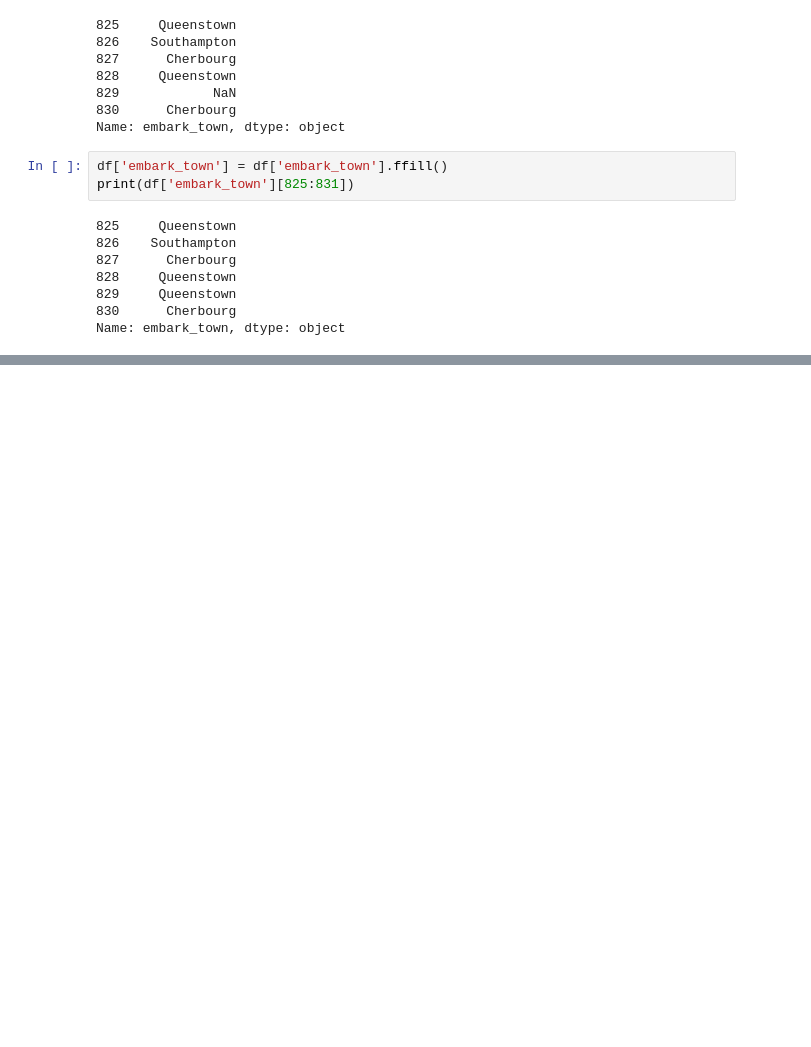
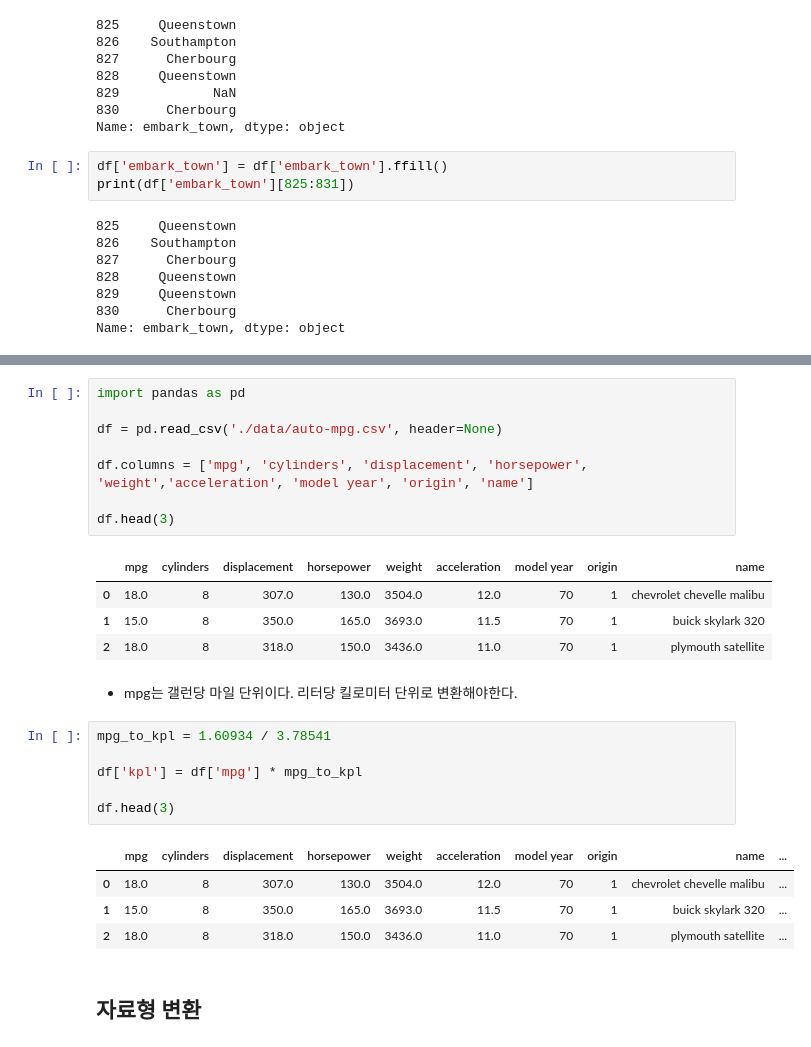
Before and after one commit to simsimeie/pandas-practice, a Jupyter notebook: part2/chap05.ipynb, the cells around one changed output, grey strips where cells are left out. Cells and saved outputs as stored; diff of their text form; blank space fills up the shorter version.

```diff
--- a/part2/chap05.ipynb
+++ b/part2/chap05.ipynb
@@ -314,0 +460,28 @@ Name: embark_town, dtype: object
+# %%
+import pandas as pd
+
+df = pd.read_csv('./data/auto-mpg.csv', header=None)
+
+df.columns = ['mpg', 'cylinders', 'displacement', 'horsepower', 'weight','acceleration', 'model year', 'origin', 'name']
+
+df.head(3)
+# %% [output]
+|  | mpg | cylinders | displacement | horsepower | weight | acceleration | model year | origin | name |
+| 0 | 18.0 | 8 | 307.0 | 130.0 | 3504.0 | 12.0 | 70 | 1 | chevrolet chevelle malibu |
+| 1 | 15.0 | 8 | 350.0 | 165.0 | 3693.0 | 11.5 | 70 | 1 | buick skylark 320 |
+| 2 | 18.0 | 8 | 318.0 | 150.0 | 3436.0 | 11.0 | 70 | 1 | plymouth satellite |
+# %% [markdown]
+- mpg는 갤런당 마일 단위이다. 리터당 킬로미터 단위로 변환해야한다.
+# %%
+mpg_to_kpl = 1.60934 / 3.78541
+
+df['kpl'] = df['mpg'] * mpg_to_kpl
+
+df.head(3)
+# %% [output]
+|  | mpg | cylinders | displacement | horsepower | weight | acceleration | model year | origin | name | ... |
+| 0 | 18.0 | 8 | 307.0 | 130.0 | 3504.0 | 12.0 | 70 | 1 | chevrolet chevelle malibu | ... |
+| 1 | 15.0 | 8 | 350.0 | 165.0 | 3693.0 | 11.5 | 70 | 1 | buick skylark 320 | ... |
+| 2 | 18.0 | 8 | 318.0 | 150.0 | 3436.0 | 11.0 | 70 | 1 | plymouth satellite | ... |
+# %% [markdown]
+## 자료형 변환
```
Also changed, not shown: parts of 46 cells of this notebook, 36 other files.
